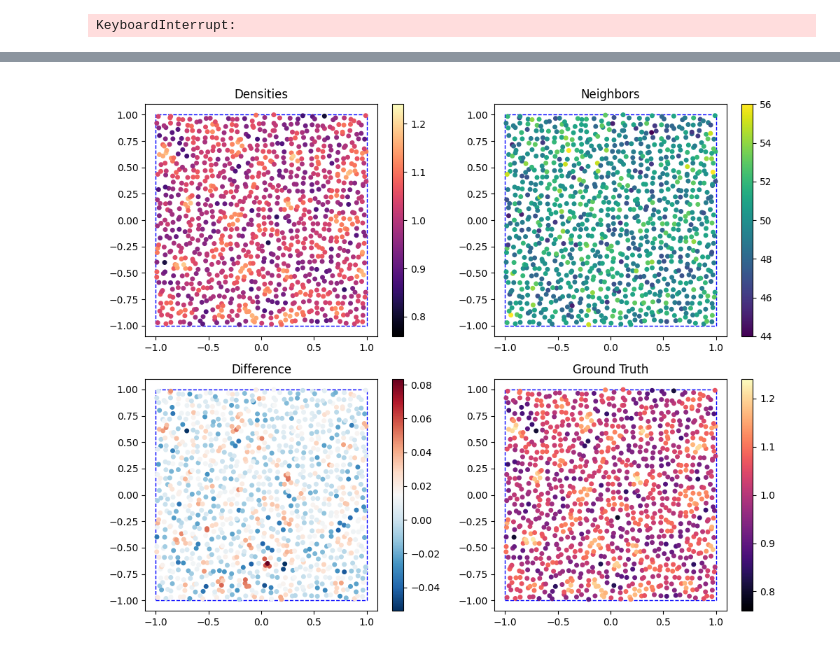
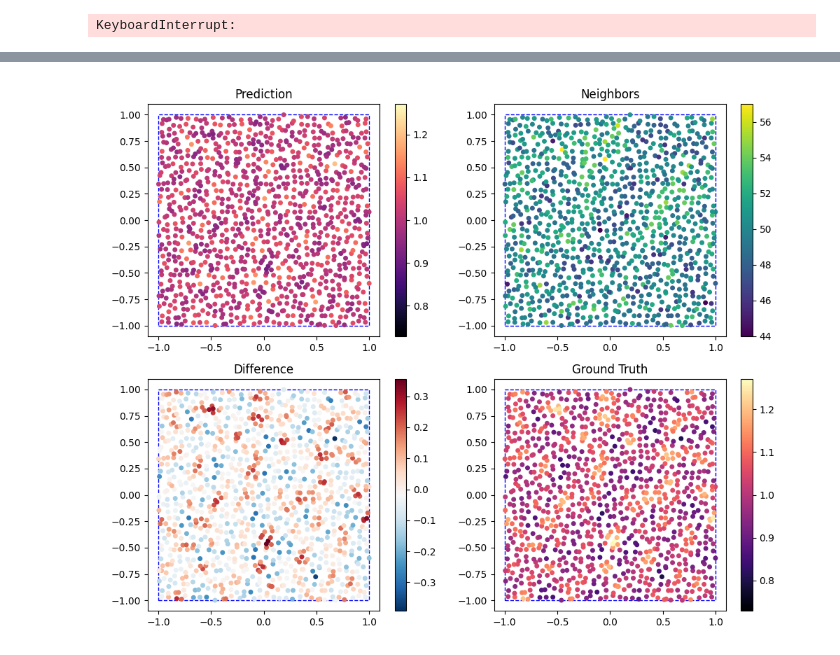
Before and after one commit to tum-pbs/diffSPH, a Jupyter notebook: transformers/GAT.ipynb, the cells around one changed output, grey strips where cells are left out. Drawn from its saved outputs; the diff is of its cells as text; code cells hidden in the pictures.

Commit message:
transform your code

```diff
--- a/transformers/GAT.ipynb
+++ b/transformers/GAT.ipynb
@@ -112,14 +133,14 @@ inputEncoder = buildMLPwDict({
 ).to(device)
 transformerLayer = TransformerLayer(
     latentSpaceSize, transformerFeatures, dim, multiHeads,
-    edge_bias = True, edge_gating = False, verbose = False, attentionOp = 'MLP', attentionOpIncludeEdge = True, sharedWeights=False, headAggregation='concat', v2 = False, messagePassingGAT=True, ffnHiddenLayers=4, ffnHiddenSize=128, edgeBasisEncoder = True, edgeBasisTerms = 8, edgeBasisMode = 'cat').to(device)
+    edge_bias = False, edge_gating = False, verbose = False, attentionOp = 'dot', attentionOpIncludeEdge = False, sharedWeights=False, headAggregation='concat', v2 = False, messagePassingGAT=False, ffnHiddenLayers=1, ffnHiddenSize=128, edgeBasisEncoder = False, edgeBasisTerms = 8, edgeBasisMode = 'cat',shepardAttention = True).to(device)
 outputDecoder = buildMLPwDict({
     'inputFeatures': latentSpaceSize,
     'output' : outputFeatures,
     'activation': 'celu',
     'layout': [hiddenMLPSize] * outputDecoderLayers,
     'norm': False,
-    'bias': False,
+    'bias': False
 }
 ).to(device)
 
@@ -139,3 +160,11 @@ Number of parameters in transformer layer: 102070
 Number of parameters in output decoder: 1
 # %%
-print(outputDecoder)
+shepardValues = SPHOperation(
+        particleState,
+        quantity = torch.ones_like(v),
+        kernel = kernel,
+        neighborhood = neighborhood[0],
+        kernelValues = neighborhood[1],
+        operation=Operation.Interpolate,
+        supportScheme = SupportScheme.Gather,
+    )
@@ -146,6 +171,6 @@ Sequential(
 # %%
-def modelStep(node_attr, edge_attr, edge_index, inputEncoder, transformerLayer, outputDecoder, verbose = False):
-    return transformerLayer(node_attr, edge_attr, edge_index)
+def modelStep(node_attr, edge_attr, edge_index, inputEncoder, transformerLayer, outputDecoder, shepardValues = None, verbose = False):
+    return transformerLayer(node_attr, edge_attr, edge_index, shepardValues=shepardValues)
 
     encodedInput = inputEncoder(node_attr)
     if verbose:
@@ -165,5 +190,5 @@ def modelStep(node_attr, edge_attr, edge_index, inputEncoder, transformerLayer,
 
     return output
 
-modelStep(node_attr, edge_attr, edge_index, inputEncoder, transformerLayer, outputDecoder, True)
+modelStep(node_attr, edge_attr, edge_index, inputEncoder, transformerLayer, outputDecoder, shepardValues=shepardValues, verbose = True)
 # %% [output]
@@ -182,7 +207,7 @@ predictions = []
 for epoch in (tq := tqdm(range(2**16), desc='Training', leave=False)):
 
     optimizer.zero_grad()
-    output = modelStep(node_attr, edge_attr, edge_index, inputEncoder, transformerLayer, outputDecoder)
+    output = modelStep(node_attr, edge_attr, edge_index, inputEncoder, transformerLayer, outputDecoder, shepardValues=1/shepardValues)
     # print(f'Output shape: {output.shape}, GT shape: {gt.shape}')
     # print(f'Output: {output.min().item():.4f} - {output.max().item():.4f}, GT: {gt.min().item():.4f} - {gt.max().item():.4f}')
     loss = ((output - gt)**2).mean()
@@ -246,26 +271,26 @@ fig.tight_layout()
 # %%
 fig, axis = plt.subplots(2,2 , figsize=(10,8), squeeze=False)
 markerSize = 16
 densityDeviationMax = particleState.densities.max() - 1
 densityDeviationMin = particleState.densities.min() - 1
 densityRange = max(abs(densityDeviationMax), abs(densityDeviationMin)).cpu().item()
 
 visualizeParticles(fig, axis[0,0], particleState, config['domain'], output.view(-1, output.shape[-1]),
-    kernel, which = 'both', visualizeBoth = True, cbar = True, cmap = 'magma', markerSize = markerSize, gridVisualization = False, title = 'Densities', vmin = 1-densityRange, vmax = 1+densityRange)
+    kernel, which = 'both', visualizeBoth = True, cbar = True, cmap = 'magma', markerSize = markerSize, gridVisualization = False, title = 'Prediction', vmin = 1-densityRange, vmax = 1+densityRange)
 
 visualizeParticles(fig, axis[0,1], particleState, config['domain'], numNeighbors,
     kernel, which = 'both', visualizeBoth = True, cbar = True, cmap = 'viridis', markerSize = markerSize, gridVisualization = False, title = 'Neighbors')
 
 visualizeParticles(fig, axis[1,0], particleState, config['domain'], gt.view(-1, gt.shape[-1]) - output.view(-1, output.shape[-1]),
     kernel, which = 'both', visualizeBoth = True, cbar = True, cmap = 'RdBu_r', markerSize = markerSize, gridVisualization = False, title = 'Difference')
 
 visualizeParticles(fig, axis[1,1], particleState, config['domain'], gt.view(-1, gt.shape[-1]),
     kernel, which = 'both', visualizeBoth = True, cbar = True, cmap = 'magma', markerSize = markerSize, gridVisualization = False, title = 'Ground Truth', vmin = 1-densityRange, vmax = 1+densityRange)
 
 # plotDistribution(fig, axis[0,1], particleState, neighbors.get('noghost'), 63)
 fig.tight_layout()
 # %% [output]
-[figure, old version]
+[figure, new version]
 # %%
 encodedInput = inputEncoder(node_attr)
 transformerOutput = denseNodeTransformer(encodedInput, edge_attr, edge_index)
```
Also changed, not shown: parts of 8 cells of this notebook, 2 other files.
